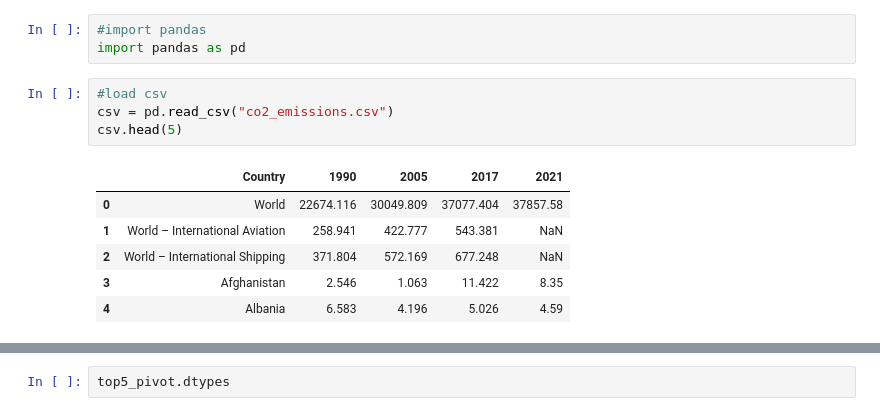
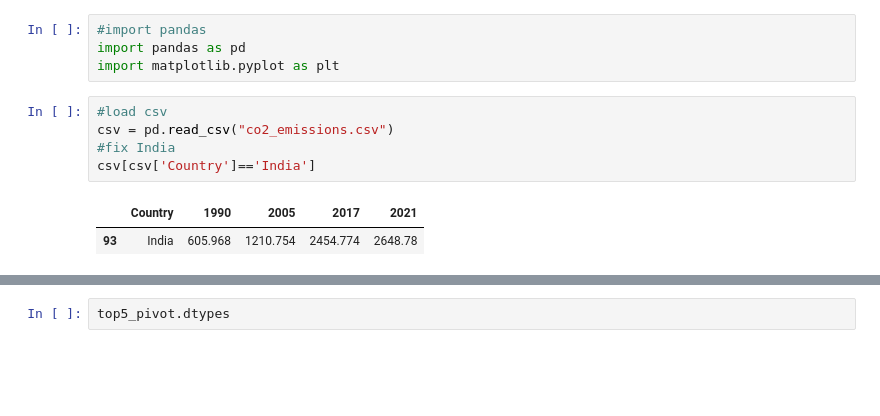
Before and after one commit to ayuksekdag/winacademy_python_dna, a Jupyter notebook: c02/c02.ipynb, the cells around one changed output, grey strips where cells are left out. Cells and saved outputs as stored; diff of their text form; blank space fills up the shorter version.

```diff
--- a/c02/c02.ipynb
+++ b/c02/c02.ipynb
@@ -1,14 +1,12 @@
 # %%
 #import pandas
 import pandas as pd
+import matplotlib.pyplot as plt
 # %%
 #load csv
 csv = pd.read_csv("co2_emissions.csv")
-csv.head(5)
+#fix India
+csv[csv['Country']=='India']
 # %% [output]
 |  | Country | 1990 | 2005 | 2017 | 2021 |
-| 0 | World | 22674.116 | 30049.809 | 37077.404 | 37857.58 |
-| 1 | World – International Aviation | 258.941 | 422.777 | 543.381 | NaN |
-| 2 | World – International Shipping | 371.804 | 572.169 | 677.248 | NaN |
-| 3 | Afghanistan | 2.546 | 1.063 | 11.422 | 8.35 |
-| 4 | Albania | 6.583 | 4.196 | 5.026 | 4.59 |
+| 93 | India | 605.968 | 1210.754 | 2454.774 | 2648.78 |
```
Also changed, not shown: parts of 15 cells of this notebook, 1 other file.
